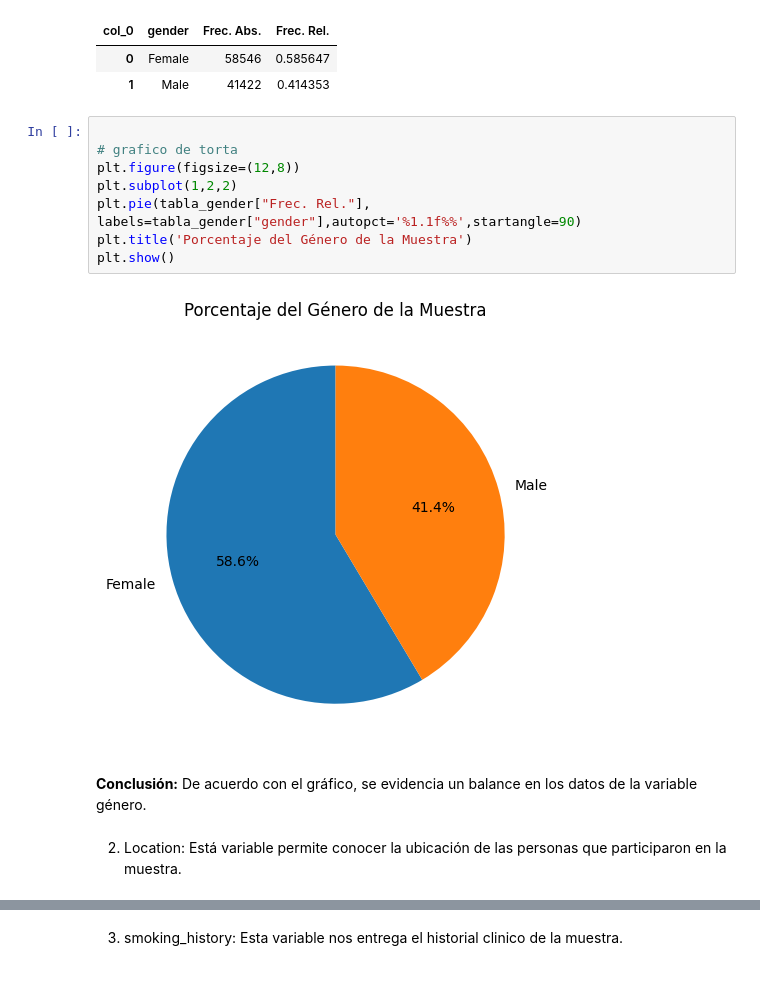
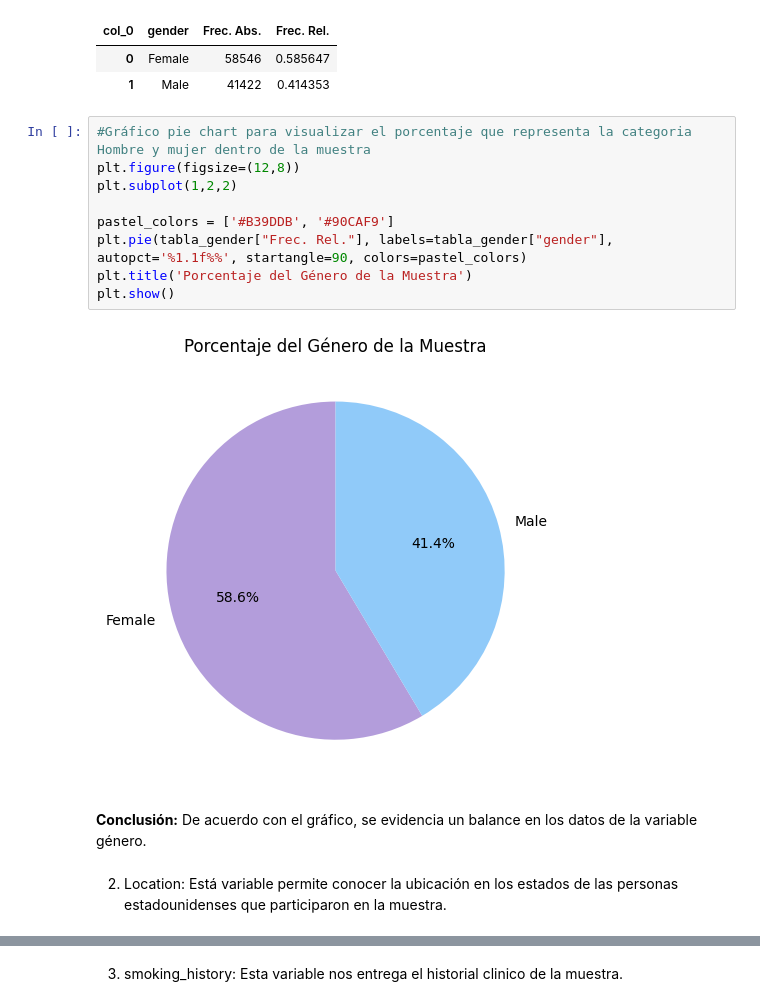
Before and after one commit to JuanMarting/EDA, a Jupyter notebook: Trabajo_final_EDA.ipynb, the cells around one changed output, grey strips where cells are left out. Drawn from its saved outputs; the diff is of its cells as text.

Commit message:
Ajuste de gráficos y  creación de modelo

```diff
--- a/Trabajo_final_EDA.ipynb
+++ b/Trabajo_final_EDA.ipynb
@@ -286,18 +333,19 @@ tabla_gender
 | 0 | Female | 58546 | 0.585647 |
 | 1 | Male | 41422 | 0.414353 |
 # %%
-
-# grafico de torta
+#Gráfico pie chart para visualizar el porcentaje que representa la categoria Hombre y mujer dentro de la muestra
 plt.figure(figsize=(12,8))
 plt.subplot(1,2,2)
-plt.pie(tabla_gender["Frec. Rel."], labels=tabla_gender["gender"],autopct='%1.1f%%',startangle=90)
+
+pastel_colors = ['#B39DDB', '#90CAF9']
+plt.pie(tabla_gender["Frec. Rel."], labels=tabla_gender["gender"], autopct='%1.1f%%', startangle=90, colors=pastel_colors)
 plt.title('Porcentaje del Género de la Muestra')
 plt.show()
 # %% [output]
-[figure, old version]
+[figure, new version]
 # %% [markdown]
 **Conclusión:** De acuerdo con el gráfico, se evidencia un balance en los datos de la variable género.
 # %% [markdown]
-2) Location: Está variable permite conocer la ubicación de las personas que participaron en la muestra.
+2) Location: Está variable permite conocer la ubicación en los estados de las personas estadounidenses que participaron en la muestra.
 # %%
 locacion = df['location'].value_counts()
```
Also changed, not shown: parts of 96 cells of this notebook.
